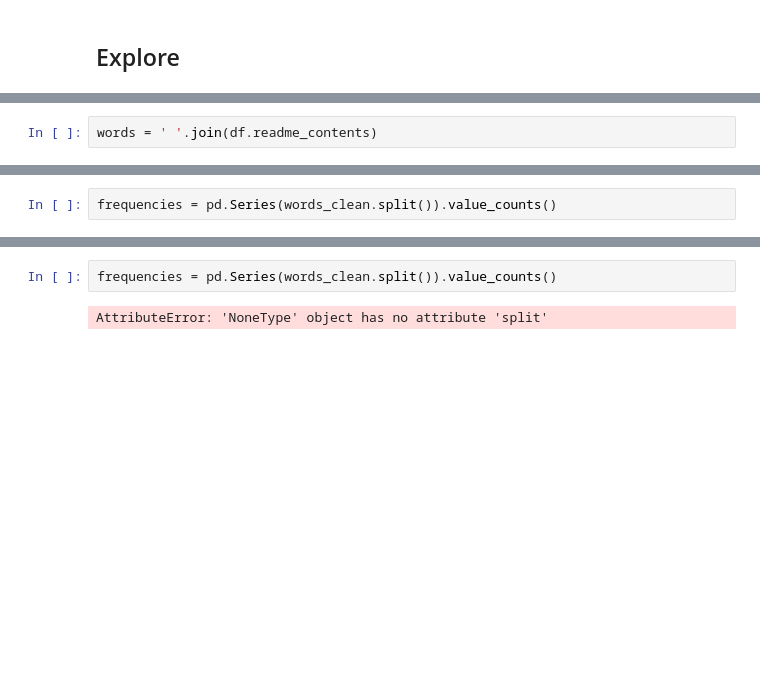
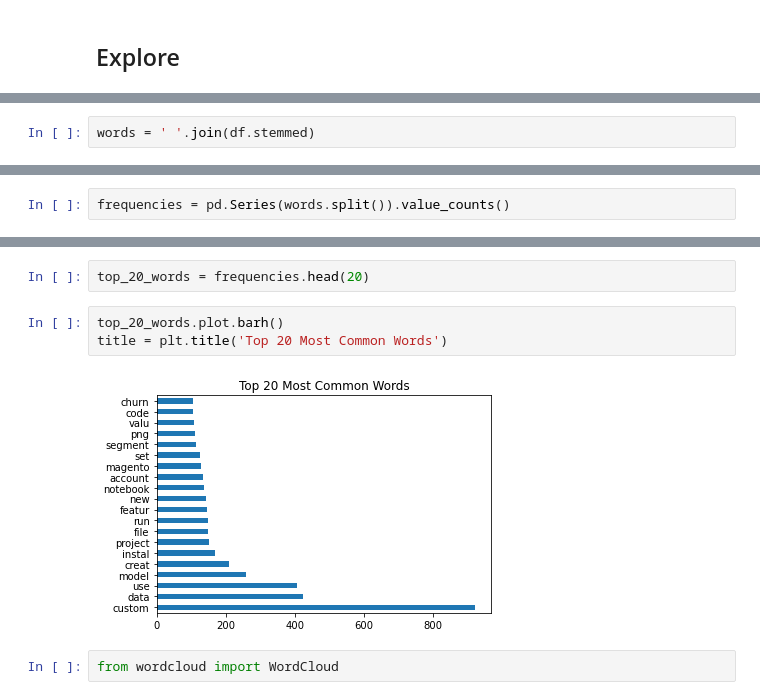
Before and after one commit to nlp-project-germain-group-6/nlp-web-scraping, a Jupyter notebook: malachi_hale_initial1.ipynb, the cells around one changed output, grey strips where cells are left out. Drawn from its saved outputs; the diff is of its cells as text; blank space fills up the shorter version.

```diff
--- a/malachi_hale_initial1.ipynb
+++ b/malachi_hale_initial1.ipynb
@@ -239,2 +281,2 @@ def clean(text):
 # %%
-words = ' '.join(df.readme_contents)
+words = ' '.join(df.stemmed)
@@ -257,3 +287,3 @@ str
 # %%
-frequencies = pd.Series(words_clean.split()).value_counts()
+frequencies = pd.Series(words.split()).value_counts()
 # %%
@@ -288,4 +309,9 @@ words_clean = clean(words)
-# %%
-frequencies = pd.Series(words_clean.split()).value_counts()
-# %% [output]
-AttributeError: 'NoneType' object has no attribute 'split'
+# %%
+top_20_words = frequencies.head(20)
+# %%
+top_20_words.plot.barh()
+title = plt.title('Top 20 Most Common Words')
+# %% [output]
+[figure, added]
+# %%
+from wordcloud import WordCloud
```
Also changed, not shown: parts of 88 cells of this notebook, 2 other files.
